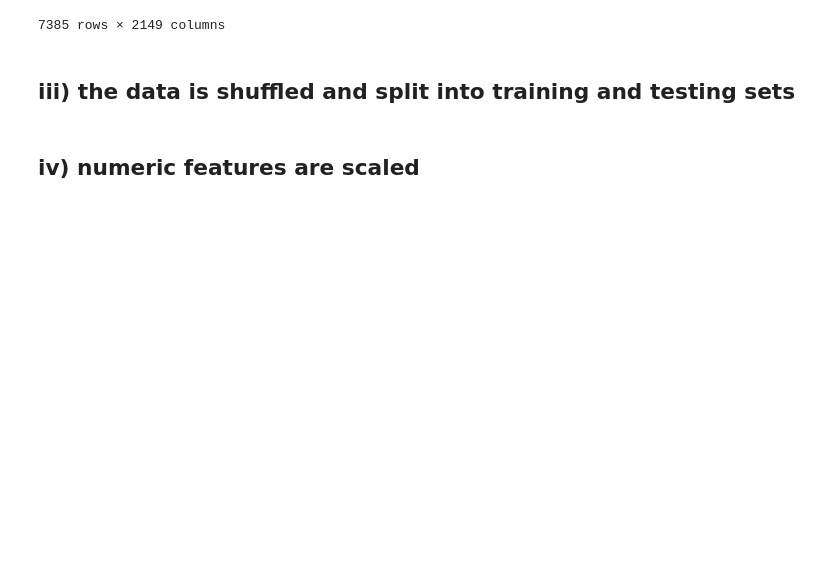
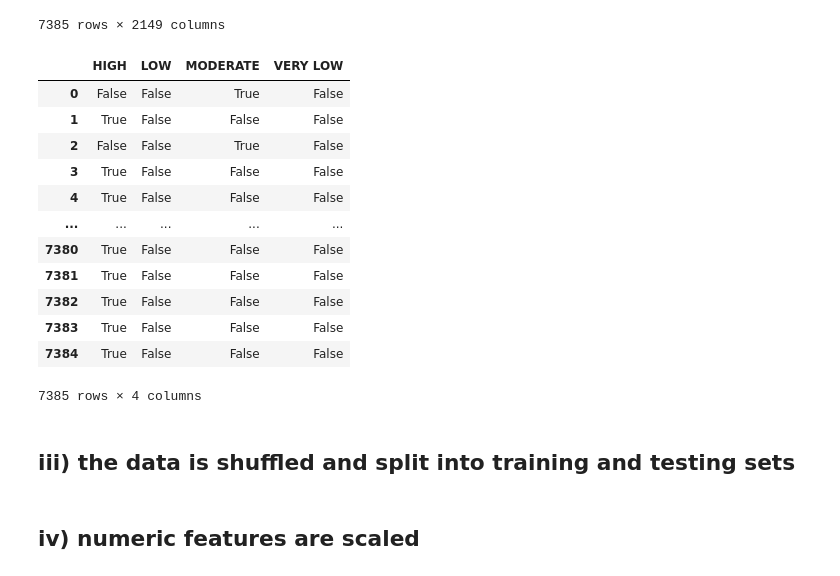
Before and after one commit to Al-Mansori/Linear-and-Logistic-Regression-Vehicles, a Jupyter notebook: Jupyter with a y.ipynb, the cells around one changed output. Cells and saved outputs as stored; diff of their text form; code cells hidden in the pictures; blank space fills up the shorter version.

```diff
--- a/Jupyter with a y.ipynb
+++ b/Jupyter with a y.ipynb
@@ -110,8 +110,22 @@ X
 | 7384 | 2.0 | 4 | 12.2 | 8.7 | 10.7 | ... |
 7385 rows × 2149 columns
 # %%
-#Y_cls = pd.get_dummies(Y_cls)
-#Y_cls
+Y_cls_encoded = pd.get_dummies(Y_cls)
+Y_cls_encoded
+# %% [output]
+|  | HIGH | LOW | MODERATE | VERY LOW |
+| 0 | False | False | True | False |
+| 1 | True | False | False | False |
+| 2 | False | False | True | False |
+| 3 | True | False | False | False |
+| 4 | True | False | False | False |
+| ... | ... | ... | ... | ... |
+| 7380 | True | False | False | False |
+| 7381 | True | False | False | False |
+| 7382 | True | False | False | False |
+| 7383 | True | False | False | False |
+| 7384 | True | False | False | False |
+7385 rows × 4 columns
 # %% [markdown]
 ## iii) the data is shuffled and split into training and testing sets
 # %%
```
Also changed, not shown: parts of 15 cells of this notebook.
